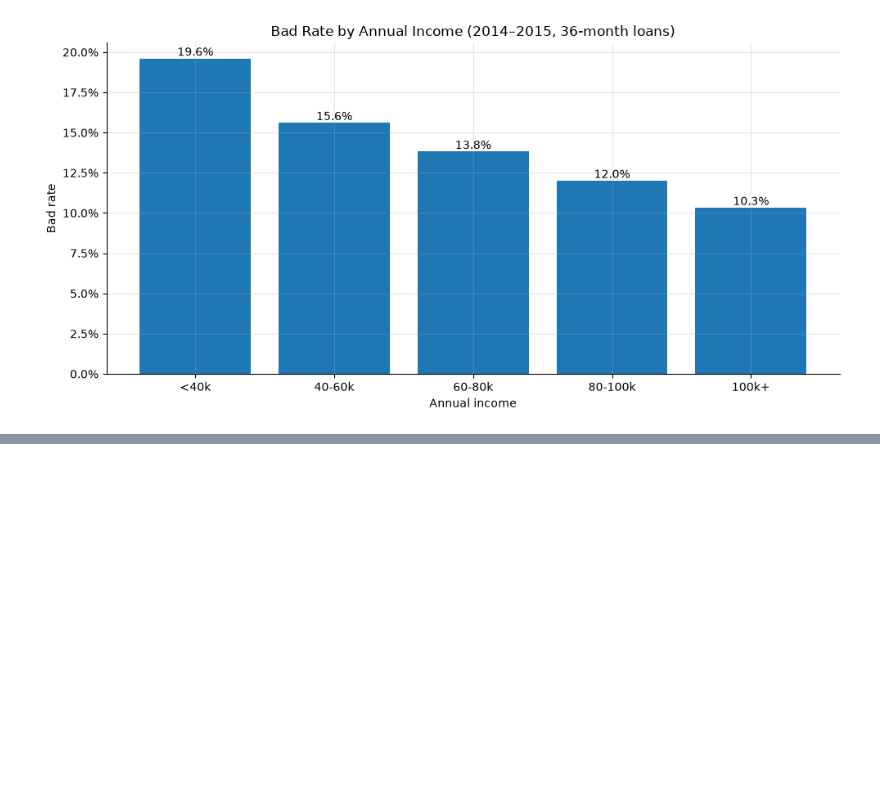
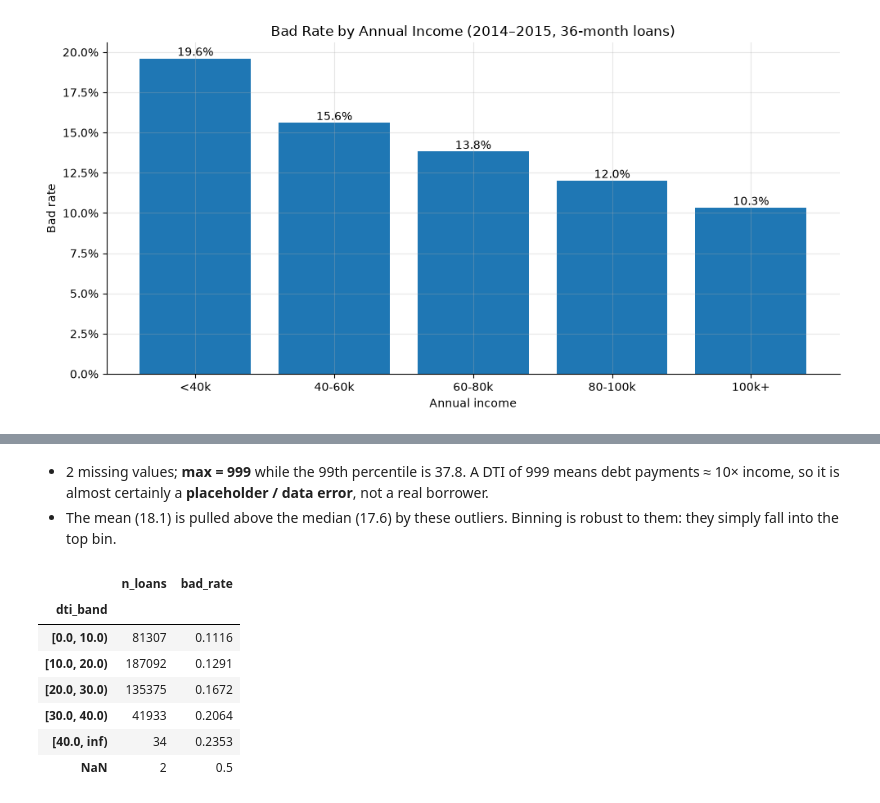
Before and after one commit to qichenz-0825/lending-club-credit-risk-analysis, a Jupyter notebook: Notebooks/05_application_risk_drivers.ipynb, the cells around one changed output, grey strips where cells are left out. Cells and saved outputs as stored; diff of their text form; code cells hidden in the pictures; blank space fills up the shorter version.

```diff
--- a/Notebooks/05_application_risk_drivers.ipynb
+++ b/Notebooks/05_application_risk_drivers.ipynb
@@ -96,0 +106,5 @@ plt.show()
+# %%
+df = con.sql("SELECT dti, bad_flag FROM cohort").df()
+
+print("missing:", df["dti"].isna().sum(), "| > 40:", (df["dti"] > 40).sum())
+df["dti"].describe(percentiles=[0.01, 0.25, 0.5, 0.75, 0.99]).round(2)
@@ -96,0 +124,21 @@ plt.show()
+# %% [markdown]
+* 2 missing values; **max = 999** while the 99th percentile is 37.8. A DTI of 999 means debt payments ≈ 10× income, so it is almost certainly a **placeholder / data error**, not a real borrower.
+* The mean (18.1) is pulled above the median (17.6) by these outliers. Binning is robust to them: they simply fall into the top bin.
+# %%
+df["dti_band"] = pd.cut(df["dti"], bins=[0, 10, 20, 30, 40, float("inf")], right=False)
+
+dti = df.groupby("dti_band", observed=True, dropna=False).agg(
+    n_loans=("bad_flag", "size"),
+    bad_rate=("bad_flag", "mean"),     # mean() skips NULL (indeterminate) loans
+)
+assert dti["n_loans"].sum() == len(df), "bins must cover every loan"
+dti.round(4)
+# %% [output]
+|  | n_loans | bad_rate |
+| dti_band |  |  |
+| [0.0, 10.0) | 81307 | 0.1116 |
+| [10.0, 20.0) | 187092 | 0.1291 |
+| [20.0, 30.0) | 135375 | 0.1672 |
+| [30.0, 40.0) | 41933 | 0.2064 |
+| [40.0, inf) | 34 | 0.2353 |
+| NaN | 2 | 0.5 |
```
Also changed, not shown: parts of 14 cells of this notebook, 14 other files.
